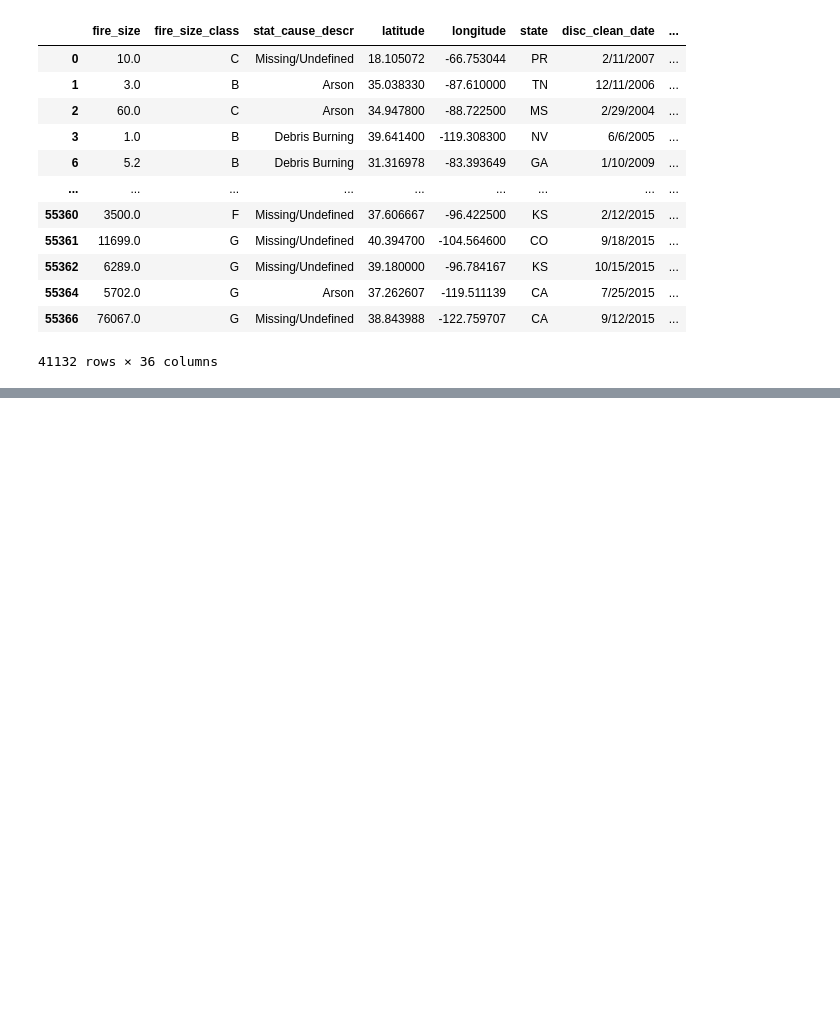
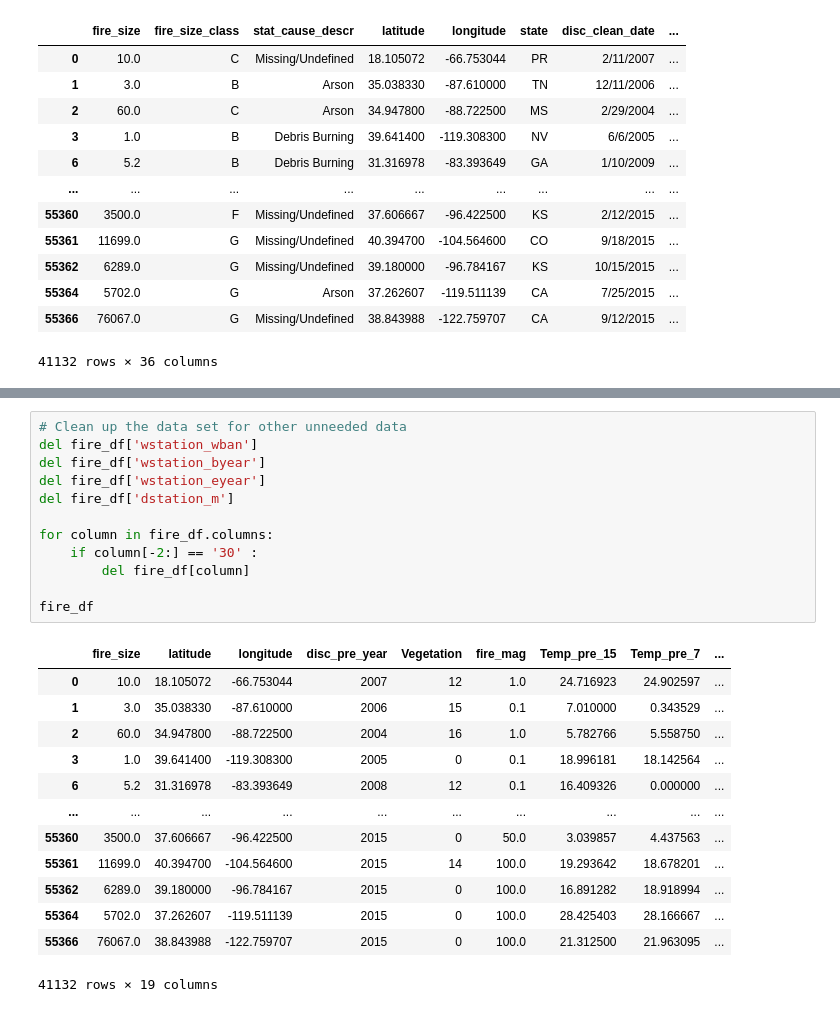
Before and after one commit to ConnorCallahan01/CSCI183FinalProject, a Jupyter notebook: FinalProject.ipynb, the cells around one changed output, grey strips where cells are left out. Drawn from its saved outputs; the diff is of its cells as text; blank space fills up the shorter version.

```diff
--- a/FinalProject.ipynb
+++ b/FinalProject.ipynb
@@ -333,3 +274,29 @@ printPlot(temp_array)
+# %%
+# Clean up the data set for other unneeded data
+del fire_df['wstation_wban']
+del fire_df['wstation_byear']
+del fire_df['wstation_eyear']
+del fire_df['dstation_m']
+
+for column in fire_df.columns:
+    if column[-2:] == '30' :
+        del fire_df[column]
+
+fire_df
+# %% [output]
+|  | fire_size | latitude | longitude | disc_pre_year | Vegetation | fire_mag | Temp_pre_15 | Temp_pre_7 | ... |
+| 0 | 10.0 | 18.105072 | -66.753044 | 2007 | 12 | 1.0 | 24.716923 | 24.902597 | ... |
+| 1 | 3.0 | 35.038330 | -87.610000 | 2006 | 15 | 0.1 | 7.010000 | 0.343529 | ... |
+| 2 | 60.0 | 34.947800 | -88.722500 | 2004 | 16 | 1.0 | 5.782766 | 5.558750 | ... |
+| 3 | 1.0 | 39.641400 | -119.308300 | 2005 | 0 | 0.1 | 18.996181 | 18.142564 | ... |
+| 6 | 5.2 | 31.316978 | -83.393649 | 2008 | 12 | 0.1 | 16.409326 | 0.000000 | ... |
+| ... | ... | ... | ... | ... | ... | ... | ... | ... | ... |
+| 55360 | 3500.0 | 37.606667 | -96.422500 | 2015 | 0 | 50.0 | 3.039857 | 4.437563 | ... |
+| 55361 | 11699.0 | 40.394700 | -104.564600 | 2015 | 14 | 100.0 | 19.293642 | 18.678201 | ... |
+| 55362 | 6289.0 | 39.180000 | -96.784167 | 2015 | 0 | 100.0 | 16.891282 | 18.918994 | ... |
+| 55364 | 5702.0 | 37.262607 | -119.511139 | 2015 | 0 | 100.0 | 28.425403 | 28.166667 | ... |
+| 55366 | 76067.0 | 38.843988 | -122.759707 | 2015 | 0 | 100.0 | 21.312500 | 21.963095 | ... |
+41132 rows × 19 columns
 # %%
 #Print the linear regression lines on the correlation graphs.
 import numpy as np
```
Also changed, not shown: parts of 12 cells of this notebook.
